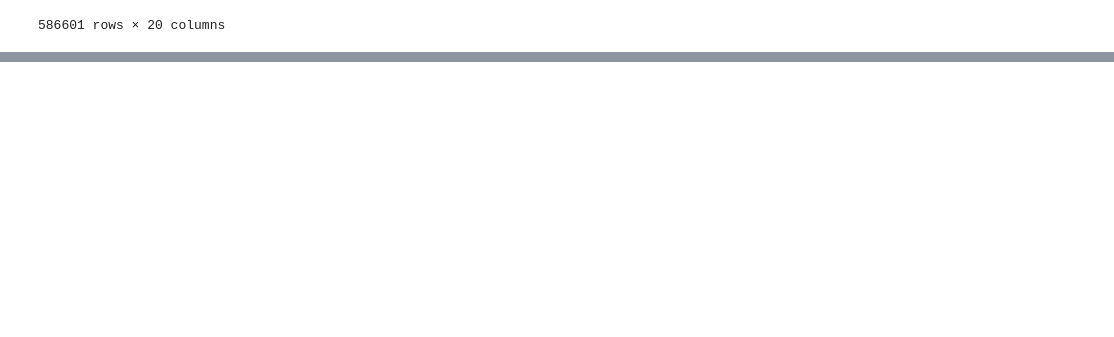
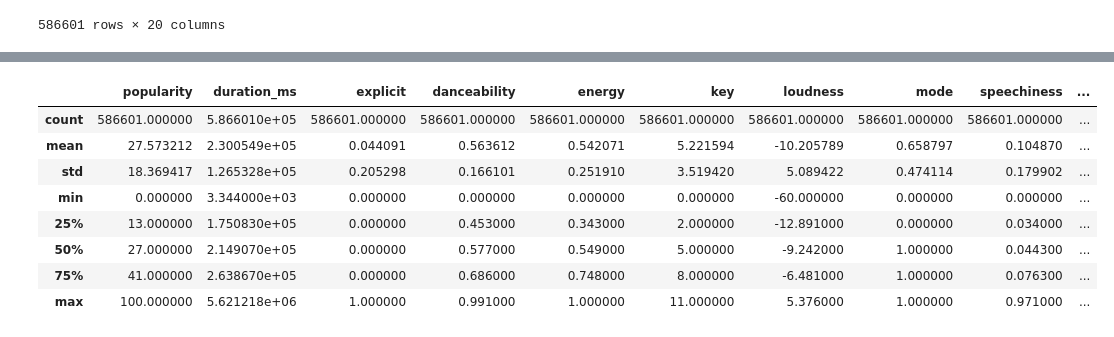
Before and after one commit to apalmm/contemporary-songs, a Jupyter notebook: recommendation_models.ipynb, the cells around one changed output, grey strips where cells are left out. Cells and saved outputs as stored; diff of their text form; code cells hidden in the pictures; blank space fills up the shorter version.

```diff
--- a/recommendation_models.ipynb
+++ b/recommendation_models.ipynb
@@ -99,0 +120,12 @@ songs_data.to_csv('cleaned_tracks.csv')
+# %%
+songs_data.describe()
+# %% [output]
+|  | popularity | duration_ms | explicit | danceability | energy | key | loudness | mode | speechiness | ... |
+| count | 586601.000000 | 5.866010e+05 | 586601.000000 | 586601.000000 | 586601.000000 | 586601.000000 | 586601.000000 | 586601.000000 | 586601.000000 | ... |
+| mean | 27.573212 | 2.300549e+05 | 0.044091 | 0.563612 | 0.542071 | 5.221594 | -10.205789 | 0.658797 | 0.104870 | ... |
+| std | 18.369417 | 1.265328e+05 | 0.205298 | 0.166101 | 0.251910 | 3.519420 | 5.089422 | 0.474114 | 0.179902 | ... |
+| min | 0.000000 | 3.344000e+03 | 0.000000 | 0.000000 | 0.000000 | 0.000000 | -60.000000 | 0.000000 | 0.000000 | ... |
+| 25% | 13.000000 | 1.750830e+05 | 0.000000 | 0.453000 | 0.343000 | 2.000000 | -12.891000 | 0.000000 | 0.034000 | ... |
+| 50% | 27.000000 | 2.149070e+05 | 0.000000 | 0.577000 | 0.549000 | 5.000000 | -9.242000 | 1.000000 | 0.044300 | ... |
+| 75% | 41.000000 | 2.638670e+05 | 0.000000 | 0.686000 | 0.748000 | 8.000000 | -6.481000 | 1.000000 | 0.076300 | ... |
+| max | 100.000000 | 5.621218e+06 | 1.000000 | 0.991000 | 1.000000 | 11.000000 | 5.376000 | 1.000000 | 0.971000 | ... |
```
Also changed, not shown: parts of 17 cells of this notebook.
